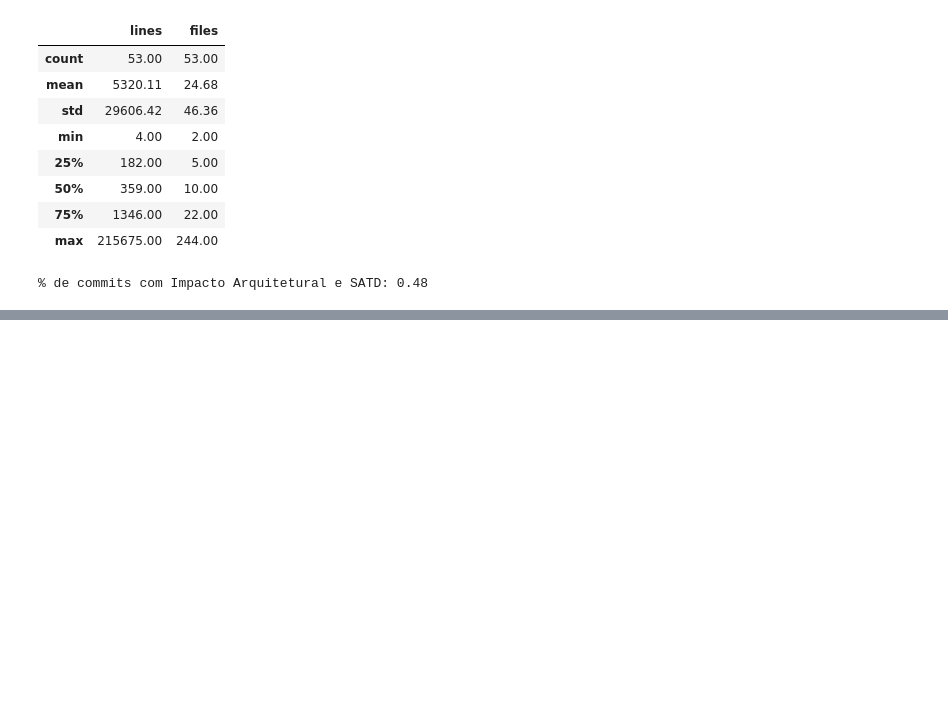
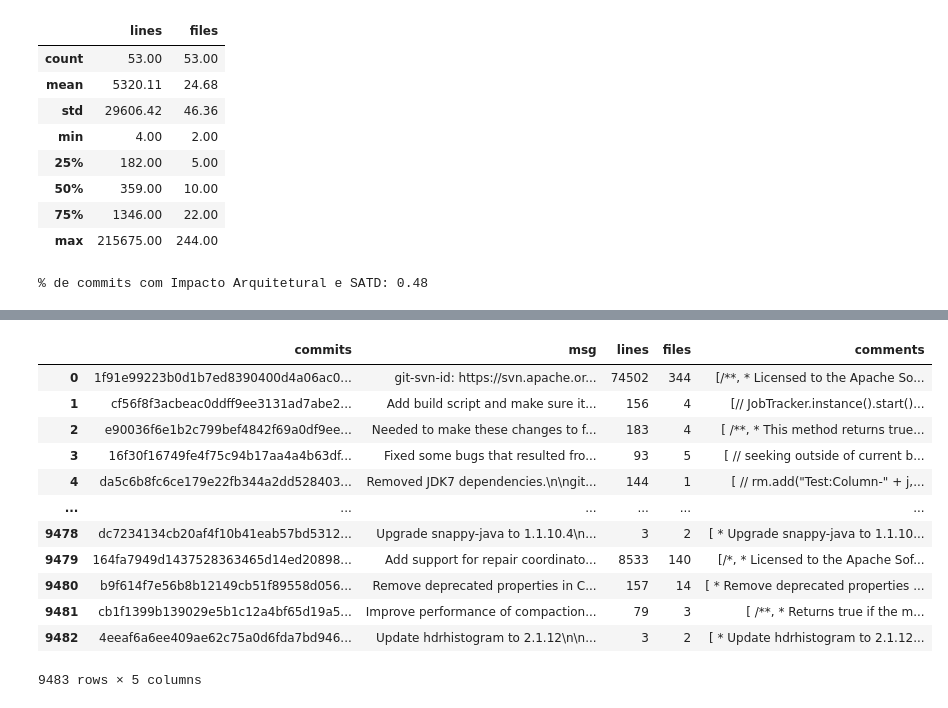
Before and after one commit to armandossrecife/my_validation, a Jupyter notebook: my_satd_cassandra.ipynb, the cells around one changed output, grey strips where cells are left out. Saved outputs shown, nothing was run; the diff lists cells and outputs as text; code cells hidden in the pictures; blank space fills up the shorter version.

```diff
--- a/my_satd_cassandra.ipynb
+++ b/my_satd_cassandra.ipynb
@@ -357,0 +436,2 @@ print(f'% de commits com Impacto Arquitetural e SATD: {p_commits_com_yes_ai}')
+# %%
+dict_commit_diffs_no_satd = my_satd_commit_analyzer.analyze_commit_diffs_for_no_satd(start_date, end_date, final_satd_keywords)
@@ -357,0 +440,22 @@ print(f'% de commits com Impacto Arquitetural e SATD: {p_commits_com_yes_ai}')
+# %%
+l_commits_no_satd, l_msg_no_satd, l_lines_no_satd, l_files_no_satd, l_comments_no_satd = [], [], [], [], []
+
+for k, v in dict_commit_diffs_no_satd.items():
+  if len(v[3]) > 0:
+    l_commits_no_satd.append(k)
+    l_msg_no_satd.append(v[0])
+    l_lines_no_satd.append(v[1])
+    l_files_no_satd.append(v[2])
+    l_comments_no_satd.append(v[3])
+
+dict_commit_diffs_aux_no_satd = {
+    'commits': l_commits_no_satd,
+    'msg': l_msg_no_satd,
+    'lines': l_lines_no_satd,
+    'files': l_files_no_satd,
+    'comments': l_comments_no_satd
+}
+
+df_commit_diffs_aux_no_satd = pd.DataFrame(dict_commit_diffs_aux_no_satd)
+
+df_commit_diffs_aux_no_satd.info()
@@ -357,0 +475,16 @@ print(f'% de commits com Impacto Arquitetural e SATD: {p_commits_com_yes_ai}')
+# %%
+df_commit_diffs_aux_no_satd
+# %% [output]
+|  | commits | msg | lines | files | comments |
+| 0 | 1f91e99223b0d1b7ed8390400d4a06ac0... | git-svn-id: https://svn.apache.or... | 74502 | 344 | [/**, * Licensed to the Apache So... |
+| 1 | cf56f8f3acbeac0ddff9ee3131ad7abe2... | Add build script and make sure it... | 156 | 4 | [// JobTracker.instance().start()... |
+| 2 | e90036f6e1b2c799bef4842f69a0df9ee... | Needed to make these changes to f... | 183 | 4 | [ /**, * This method returns true... |
+| 3 | 16f30f16749fe4f75c94b17aa4a4b63df... | Fixed some bugs that resulted fro... | 93 | 5 | [ // seeking outside of current b... |
+| 4 | da5c6b8fc6ce179e22fb344a2dd528403... | Removed JDK7 dependencies.\n\ngit... | 144 | 1 | [ // rm.add("Test:Column-" + j,... |
+| ... | ... | ... | ... | ... | ... |
+| 9478 | dc7234134cb20af4f10b41eab57bd5312... | Upgrade snappy-java to 1.1.10.4\n... | 3 | 2 | [ * Upgrade snappy-java to 1.1.10... |
+| 9479 | 164fa7949d1437528363465d14ed20898... | Add support for repair coordinato... | 8533 | 140 | [/*, * Licensed to the Apache Sof... |
+| 9480 | b9f614f7e56b8b12149cb51f89558d056... | Remove deprecated properties in C... | 157 | 14 | [ * Remove deprecated properties ... |
+| 9481 | cb1f1399b139029e5b1c12a4bf65d19a5... | Improve performance of compaction... | 79 | 3 | [ /**, * Returns true if the m... |
+| 9482 | 4eeaf6a6ee409ae62c75a0d6fda7bd946... | Update hdrhistogram to 2.1.12\n\n... | 3 | 2 | [ * Update hdrhistogram to 2.1.12... |
+9483 rows × 5 columns
```
Also changed, not shown: parts of 13 cells of this notebook.
